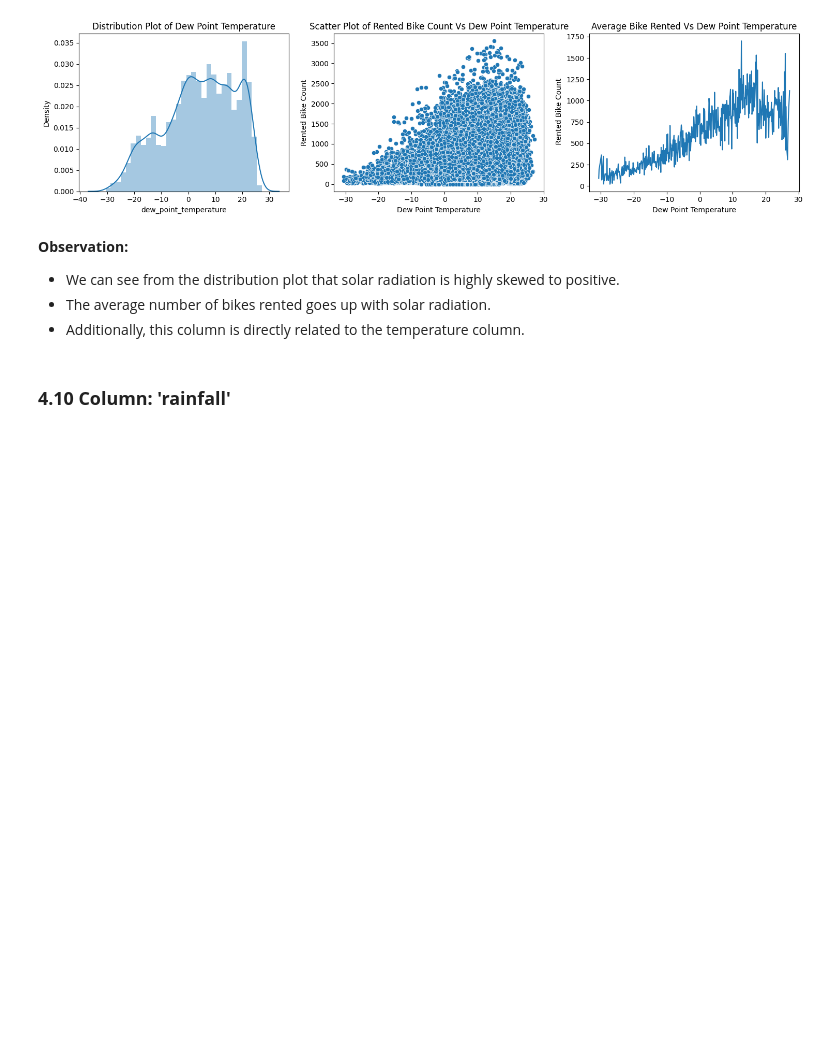
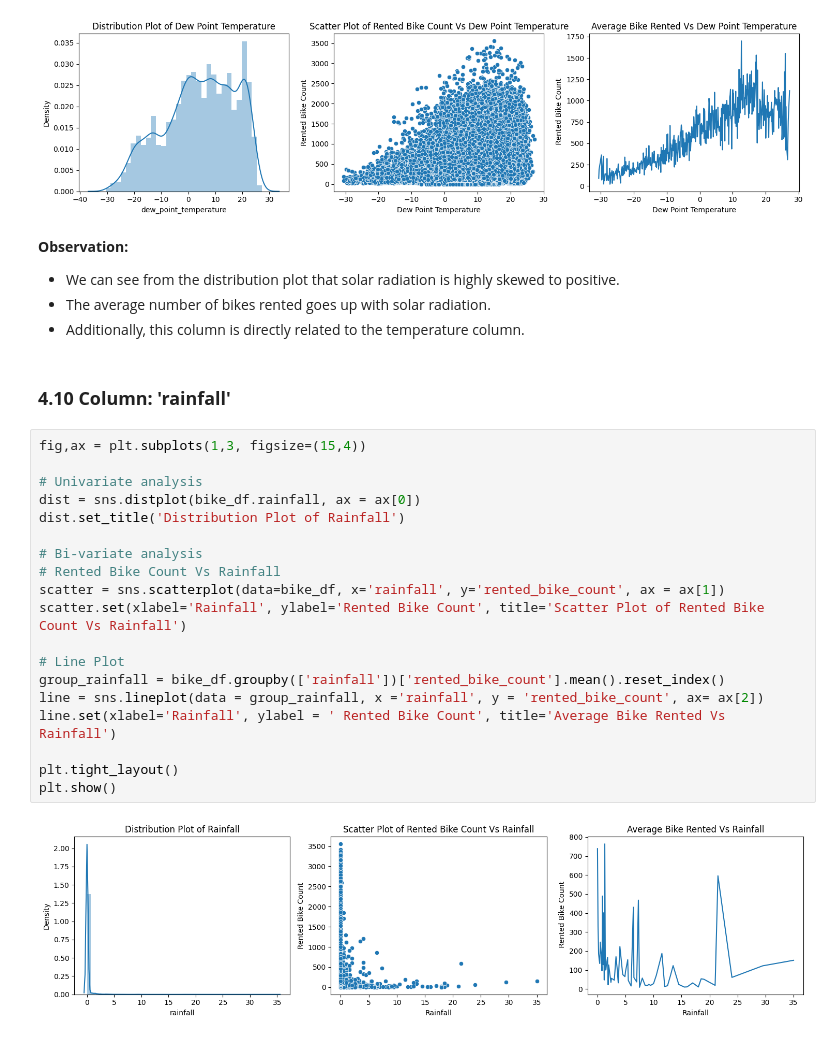
Before and after one commit to sufawan20/Bike-Sharing-Demand-Prediction-Regression-project, a Jupyter notebook: Bike_Sharing_Demand_Prediction.ipynb, the cells around one changed output. Cells and saved outputs as stored; diff of their text form; blank space fills up the shorter version.

```diff
--- a/Bike_Sharing_Demand_Prediction.ipynb
+++ b/Bike_Sharing_Demand_Prediction.ipynb
@@ -614,3 +614,24 @@ plt.show()
 * Additionally, this column is directly related to the temperature column.
 # %% [markdown]
 ### **4.10 Column: 'rainfall'**
+# %%
+fig,ax = plt.subplots(1,3, figsize=(15,4))
+
+# Univariate analysis
+dist = sns.distplot(bike_df.rainfall, ax = ax[0])
+dist.set_title('Distribution Plot of Rainfall')
+
+# Bi-variate analysis
+# Rented Bike Count Vs Rainfall
+scatter = sns.scatterplot(data=bike_df, x='rainfall', y='rented_bike_count', ax = ax[1])
+scatter.set(xlabel='Rainfall', ylabel='Rented Bike Count', title='Scatter Plot of Rented Bike Count Vs Rainfall')
+
+# Line Plot
+group_rainfall = bike_df.groupby(['rainfall'])['rented_bike_count'].mean().reset_index()
+line = sns.lineplot(data = group_rainfall, x ='rainfall', y = 'rented_bike_count', ax= ax[2])
+line.set(xlabel='Rainfall', ylabel = ' Rented Bike Count', title='Average Bike Rented Vs Rainfall')
+
+plt.tight_layout()
+plt.show()
+# %% [output]
+[figure, added]
```
Also changed, not shown: parts of 82 cells of this notebook.
